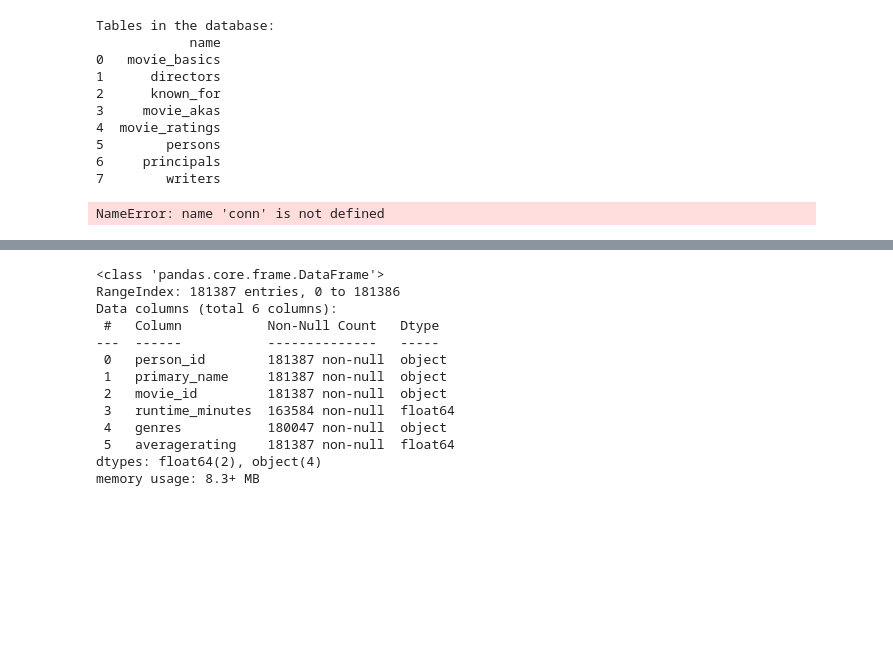
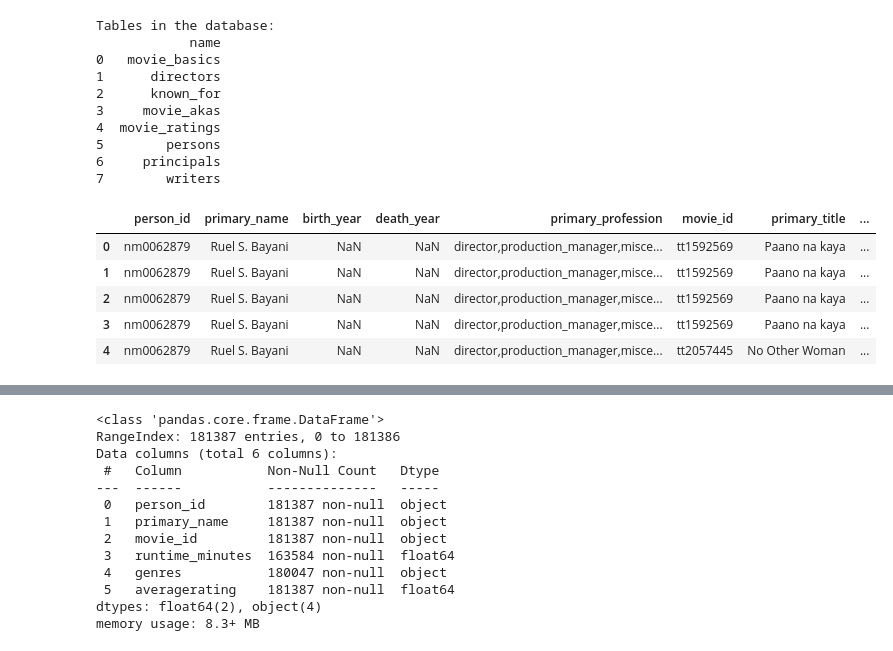
Before and after one commit to Julie97-wb/group6, a Jupyter notebook: main.ipynb, the cells around one changed output, grey strips where cells are left out. Drawn from its saved outputs; the diff is of its cells as text; code cells hidden in the pictures; blank space fills up the shorter version.

```diff
--- a/main.ipynb
+++ b/main.ipynb
@@ -301,21 +262,26 @@ Tables in the database:
 5        persons
 6     principals
 7        writers
-# %%
-query = """
-     SELECT *
-     FROM persons
-     JOIN directors
-     USING (person_id)
-     JOIN movie_basics
-     USING (movie_id)
-     JOIN movie_ratings
-     USING (movie_id);
-"""
-imdb_df= pd.read_sql(query, conn)
-imdb_df.head()
-# %% [output]
-NameError: name 'conn' is not defined
+# %%
+query = """
+    SELECT *
+    FROM (
+        SELECT *
+        FROM persons
+        JOIN directors USING (person_id)
+        JOIN movie_basics USING (movie_id)
+        JOIN movie_ratings USING (movie_id)
+    ) AS subquery;
+"""
+imdb_df = pd.read_sql(query, conn)
+imdb_df.head()
+# %% [output]
+|  | person_id | primary_name | birth_year | death_year | primary_profession | movie_id | primary_title | ... |
+| 0 | nm0062879 | Ruel S. Bayani | NaN | NaN | director,production_manager,misce... | tt1592569 | Paano na kaya | ... |
+| 1 | nm0062879 | Ruel S. Bayani | NaN | NaN | director,production_manager,misce... | tt1592569 | Paano na kaya | ... |
+| 2 | nm0062879 | Ruel S. Bayani | NaN | NaN | director,production_manager,misce... | tt1592569 | Paano na kaya | ... |
+| 3 | nm0062879 | Ruel S. Bayani | NaN | NaN | director,production_manager,misce... | tt1592569 | Paano na kaya | ... |
+| 4 | nm0062879 | Ruel S. Bayani | NaN | NaN | director,production_manager,misce... | tt2057445 | No Other Woman | ... |
 # %%
 imdb_df = imdb_df.drop(['birth_year', 'death_year', 'primary_profession', 'start_year', 'numvotes', 'primary_title', 'original_title'], axis=1)
 imdb_df.head()
```
Also changed, not shown: parts of 32 cells of this notebook.
